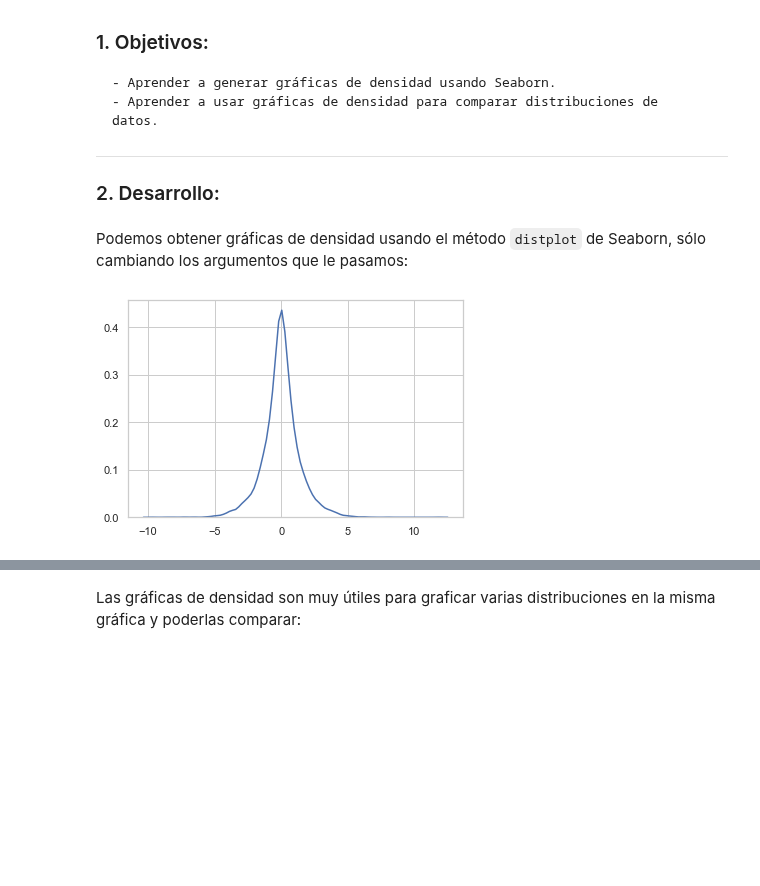
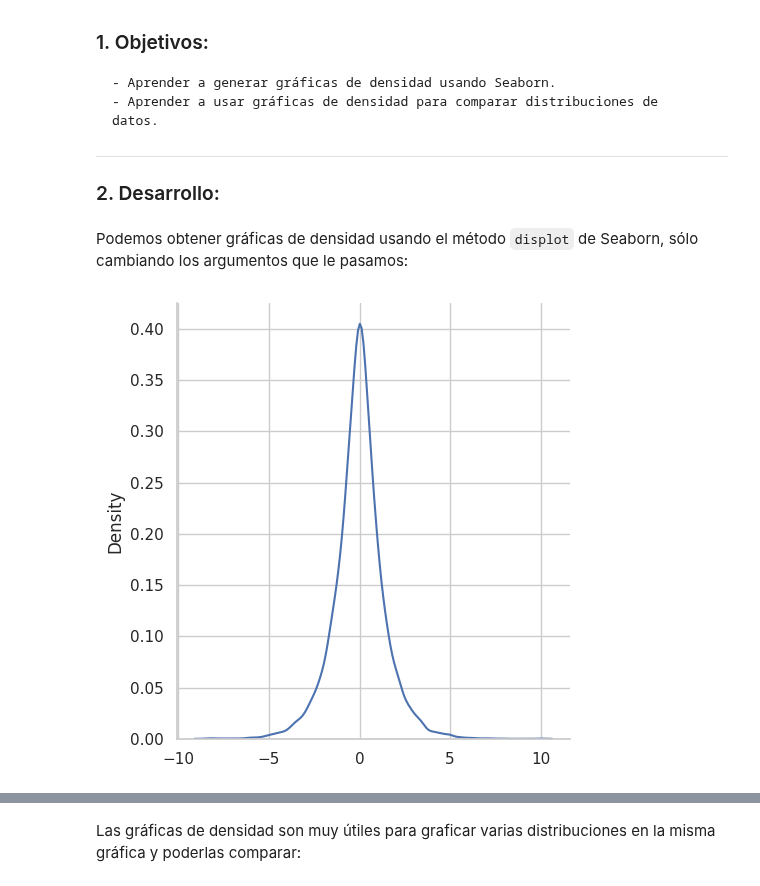
Before and after one commit to beduExpert/B2-Analisis-de-Datos-con-Python-2020, a Jupyter notebook: Sesion-02/Ejemplo-05/graficas_de_densidad.ipynb, the cells around one changed output, grey strips where cells are left out. Drawn from its saved outputs; the diff is of its cells as text; code cells hidden in the pictures; blank space fills up the shorter version.

```diff
--- a/Sesion-02/Ejemplo-05/graficas_de_densidad.ipynb
+++ b/Sesion-02/Ejemplo-05/graficas_de_densidad.ipynb
@@ -9,7 +11,8 @@
 
 ### 2. Desarrollo:
 # %% [markdown]
-Podemos obtener gráficas de densidad usando el método `distplot` de Seaborn, sólo cambiando los argumentos que le pasamos:
+Podemos obtener gráficas de densidad usando el método `displot` de Seaborn,
+sólo cambiando los argumentos que le pasamos:
 # %%
 import numpy as np
 import seaborn as sns
@@ -17,8 +20,8 @@ import seaborn as sns
 sns.set(style='whitegrid')
 # %%
 laplace = np.random.laplace(loc=0.0, scale=1, size=10000)
-sns.distplot(laplace, hist=False);
+sns.displot(laplace, kind= 'kde');
 # %% [output]
-[figure, old version]
+[figure, new version]
 # %%
 chisquare = np.random.chisquare(4, size=10000)
```
Also changed, not shown: parts of 7 cells of this notebook.
